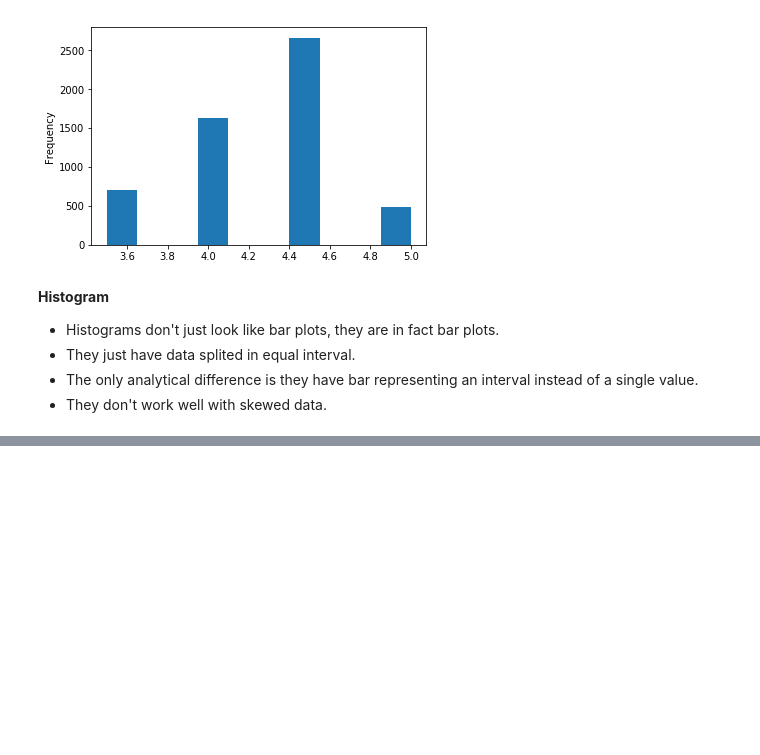
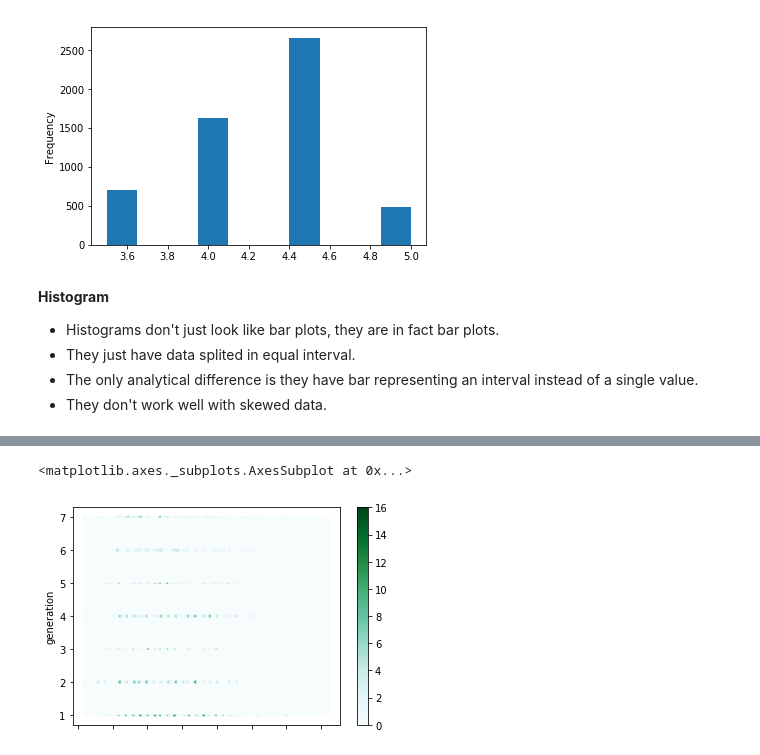
Before and after one commit to techcentaur/Data-is-Cool, a Jupyter notebook: Plotting with pandas.ipynb, the cells around one changed output, grey strips where cells are left out. Drawn from its saved outputs; the diff is of its cells as text; code cells hidden in the pictures; blank space fills up the shorter version.

```diff
--- a/Plotting with pandas.ipynb
+++ b/Plotting with pandas.ipynb
@@ -80,0 +116,5 @@ df[df['user_rating'] > 3.0]['user_rating'].plot.hist()
+# %%
+poke.plot.hexbin(x='speed', y='generation')
+# %% [output]
+<matplotlib.axes._subplots.AxesSubplot at 0x...>
+[figure, added]
```
Also changed, not shown: parts of 10 cells of this notebook, 1 other file.
